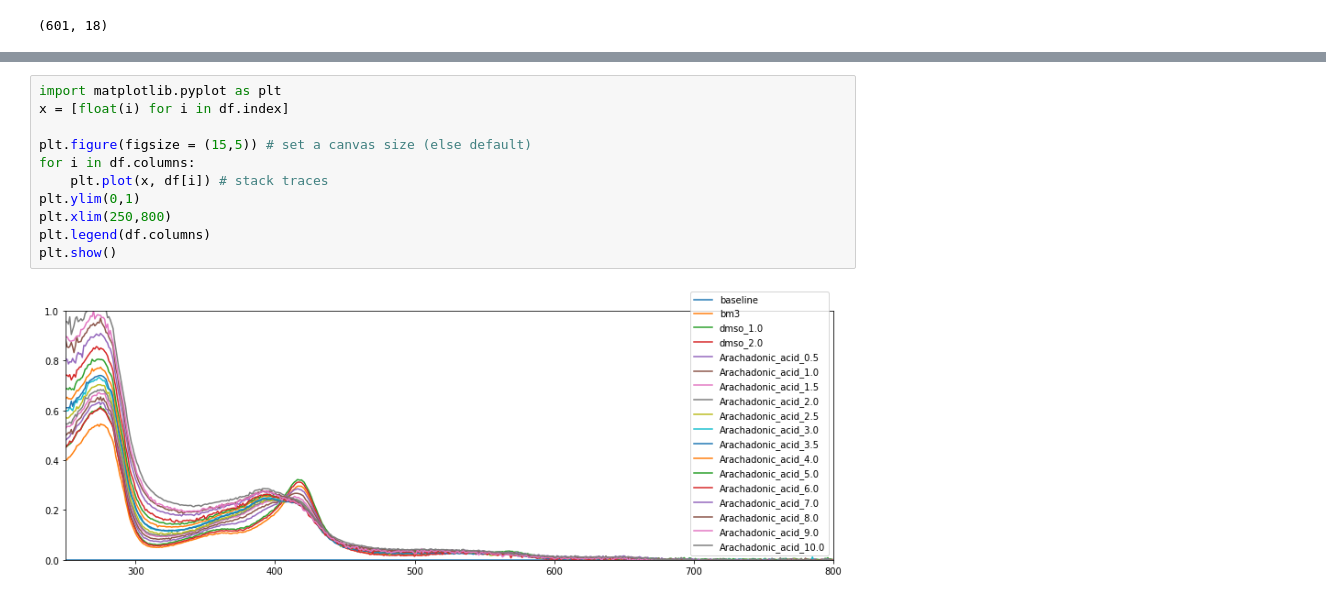
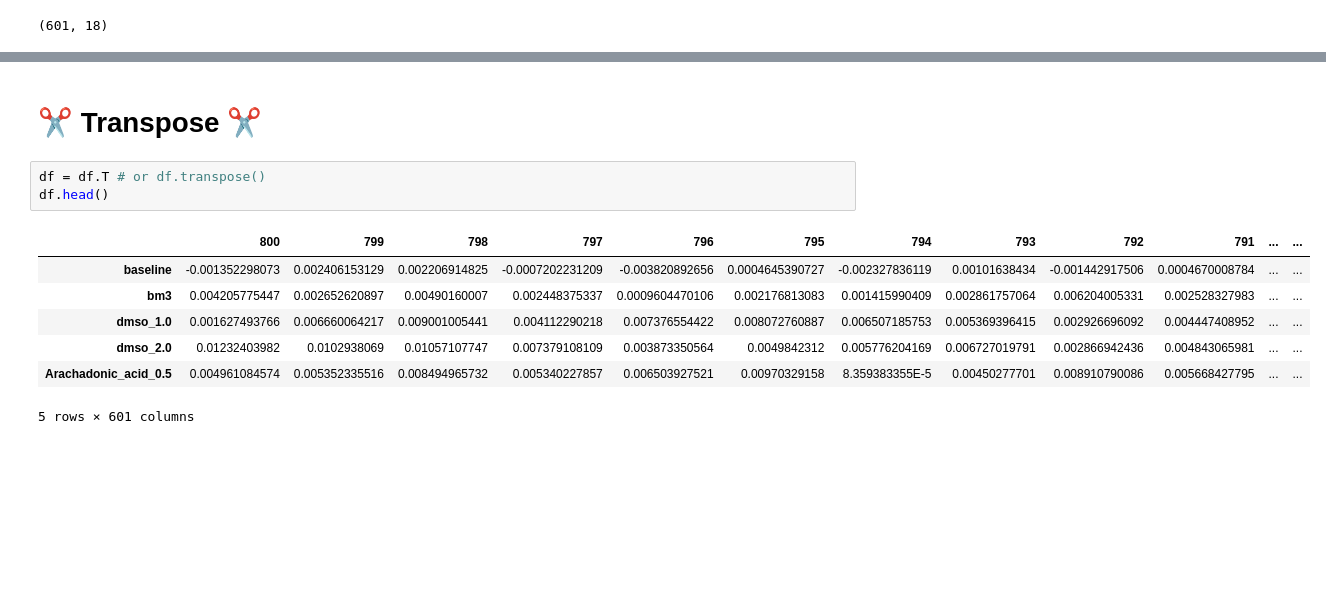
Before and after one commit to UoMMIB/Python-Club, a Jupyter notebook: Tutorials/uv-vis-data.ipynb, the cells around one changed output, grey strips where cells are left out. Drawn from its saved outputs; the diff is of its cells as text; blank space fills up the shorter version.

```diff
--- a/Tutorials/uv-vis-data.ipynb
+++ b/Tutorials/uv-vis-data.ipynb
@@ -135,13 +167,13 @@
-# %%
-import matplotlib.pyplot as plt
-x = [float(i) for i in df.index]
-
-plt.figure(figsize = (15,5)) # set a canvas size (else default)
-for i in df.columns:
-    plt.plot(x, df[i]) # stack traces
-plt.ylim(0,1)
-plt.xlim(250,800)
-plt.legend(df.columns)
-plt.show()
-# %% [output]
-[figure, removed]
+# %% [markdown]
+# ✂️ Transpose ✂️
+# %%
+df = df.T # or df.transpose()
+df.head()
+# %% [output]
+|  | 800 | 799 | 798 | 797 | 796 | 795 | 794 | 793 | 792 | 791 | ... | ... |
+| baseline | -0.001352298073 | 0.002406153129 | 0.002206914825 | -0.0007202231209 | -0.003820892656 | 0.0004645390727 | -0.002327836119 | 0.00101638434 | -0.001442917506 | 0.0004670008784 | ... | ... |
+| bm3 | 0.004205775447 | 0.002652620897 | 0.00490160007 | 0.002448375337 | 0.0009604470106 | 0.002176813083 | 0.001415990409 | 0.002861757064 | 0.006204005331 | 0.002528327983 | ... | ... |
+| dmso_1.0 | 0.001627493766 | 0.006660064217 | 0.009001005441 | 0.004112290218 | 0.007376554422 | 0.008072760887 | 0.006507185753 | 0.005369396415 | 0.002926696092 | 0.004447408952 | ... | ... |
+| dmso_2.0 | 0.01232403982 | 0.0102938069 | 0.01057107747 | 0.007379108109 | 0.003873350564 | 0.0049842312 | 0.005776204169 | 0.006727019791 | 0.002866942436 | 0.004843065981 | ... | ... |
+| Arachadonic_acid_0.5 | 0.004961084574 | 0.005352335516 | 0.008494965732 | 0.005340227857 | 0.006503927521 | 0.00970329158 | 8.359383355E-5 | 0.00450277701 | 0.008910790086 | 0.005668427795 | ... | ... |
+5 rows × 601 columns
```
Also changed, not shown: parts of 46 cells of this notebook.
